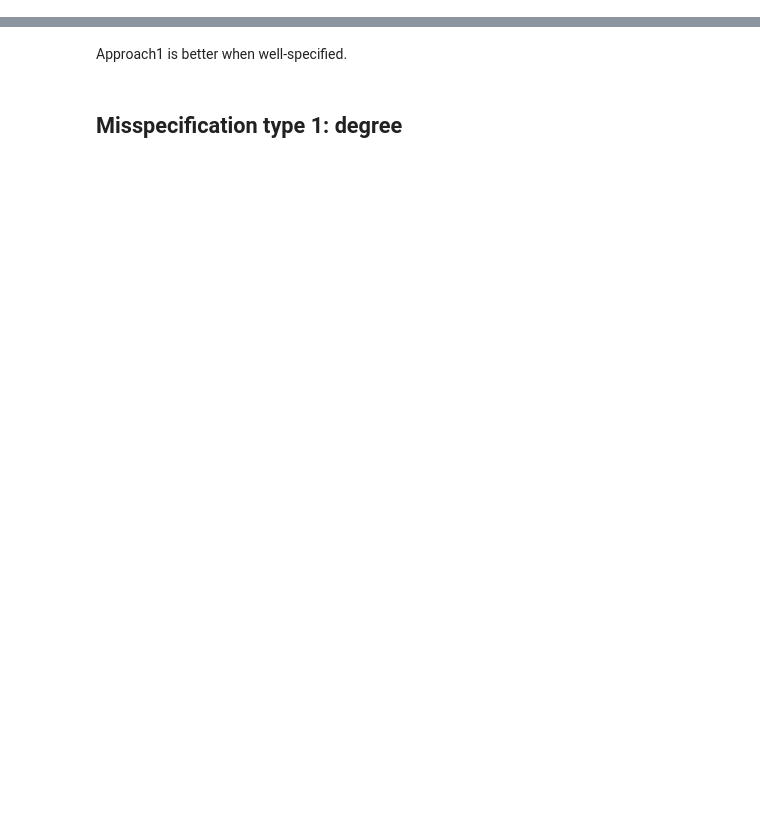
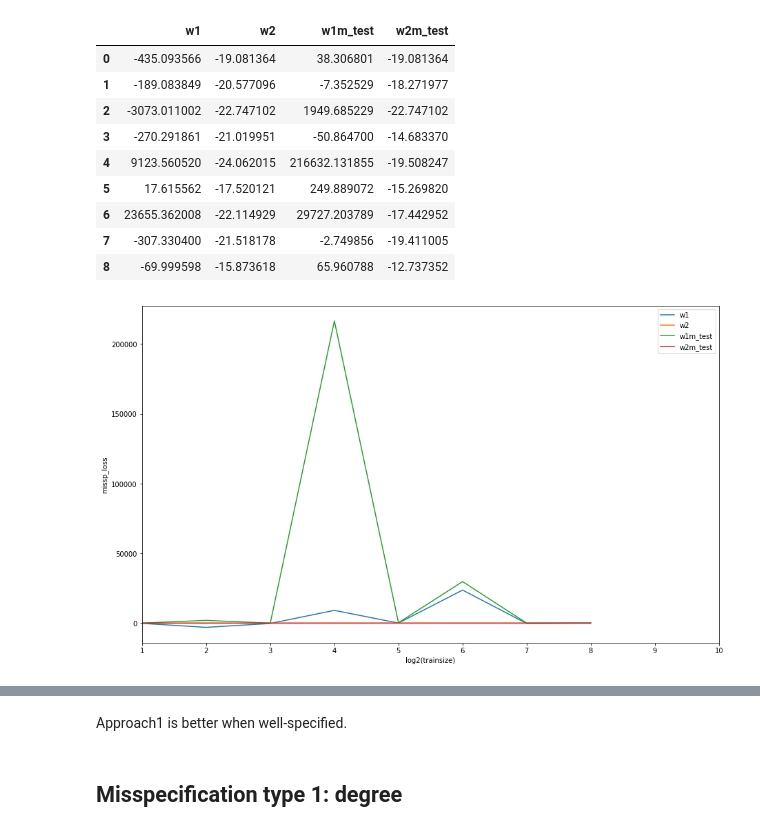
Before and after one commit to hyunjimoon/robust_optimization, a Jupyter notebook: src/SPEO.ipynb, the cells around one changed output, grey strips where cells are left out. Drawn from its saved outputs; the diff is of its cells as text; code cells hidden in the pictures; blank space fills up the shorter version.

Commit message:
plot train test error

```diff
--- a/src/SPEO.ipynb
+++ b/src/SPEO.ipynb
@@ -39,10 +33,0 @@ RuntimeError: This version of jaxlib was built using AVX instructions, which you
-# %%
-test_size = 100000
-# 1. plot for train, test loss for increasing trainset
-for train_size in np.power(2, [i for i in range(3,11)]):
-    X, ys, Thetastar = sim_ThetaXy(n_gen= train_size + test_size)
-    _, _, y_w, y_w_new = train_test_split(X, ys[0], train_size = train_size)
-    X, X_new, y_m, y_m_new = train_test_split(X, ys[1], train_size = train_size)
-    train_df, test_df = train_test_err(X, X_new, y_w, y_w_new, y_m, y_m_new, Thetastar)
-    plt.plot(train_df['err_w1'], test_df['err_new_w1'], train_df['err_w2'], test_df['err_new_w2'])
-    plt.plot(train_df['err_m1'], test_df['err_new_m1'], train_df['err_m2'], test_df['err_new_m2'])
@@ -75,0 +247,15 @@ print(np.mean([- (profit * min(w, y) - cost * w) for w, y in zip(df.yw, df.what2
+# %%
+err_m.plot(xlim = [1, 10], figsize = (15, 9), xlabel = "log2(trainsize)", ylabel = "missp_loss")
+err_m
+# %% [output]
+|  | w1 | w2 | w1m_test | w2m_test |
+| 0 | -435.093566 | -19.081364 | 38.306801 | -19.081364 |
+| 1 | -189.083849 | -20.577096 | -7.352529 | -18.271977 |
+| 2 | -3073.011002 | -22.747102 | 1949.685229 | -22.747102 |
+| 3 | -270.291861 | -21.019951 | -50.864700 | -14.683370 |
+| 4 | 9123.560520 | -24.062015 | 216632.131855 | -19.508247 |
+| 5 | 17.615562 | -17.520121 | 249.889072 | -15.269820 |
+| 6 | 23655.362008 | -22.114929 | 29727.203789 | -17.442952 |
+| 7 | -307.330400 | -21.518178 | -2.749856 | -19.411005 |
+| 8 | -69.999598 | -15.873618 | 65.960788 | -12.737352 |
+[figure, added]
```
Also changed, not shown: parts of 16 cells of this notebook, 4 other files.
